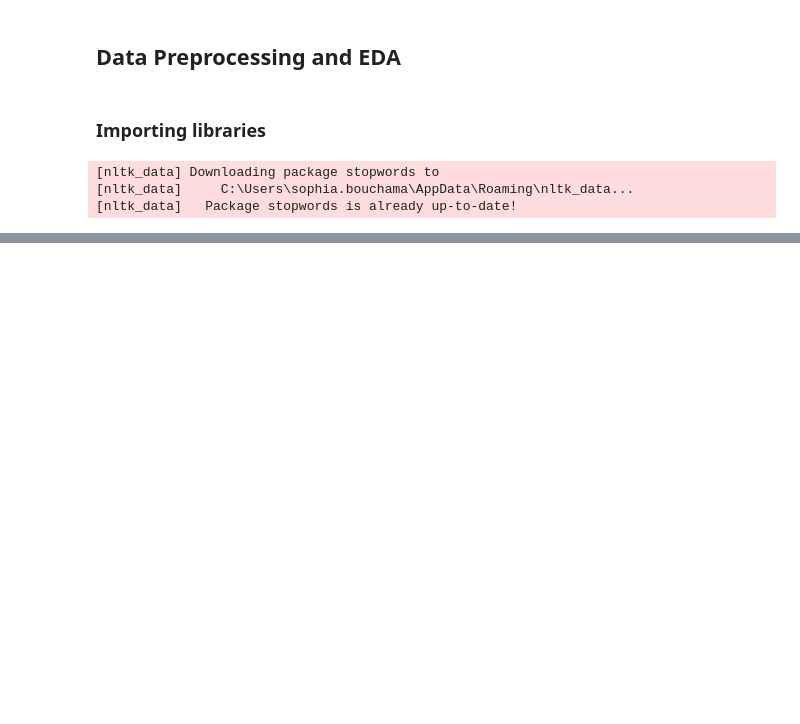
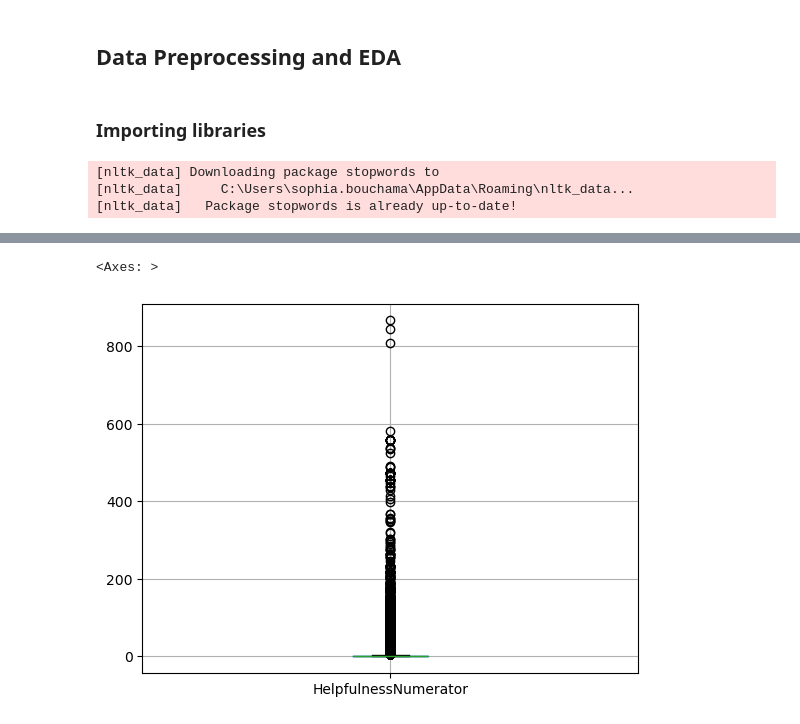
Before and after one commit to SophiaBouchama/review-analysis-teamc, a Jupyter notebook: code/preprocessing.ipynb, the cells around one changed output, grey strips where cells are left out. Saved outputs shown, nothing was run; the diff lists cells and outputs as text; code cells hidden in the pictures; blank space fills up the shorter version.

```diff
--- a/code/preprocessing.ipynb
+++ b/code/preprocessing.ipynb
@@ -28,0 +109,3 @@ reviews_data = pd.read_csv("../data/Reviews.csv")
+# %%
+# Mark all duplicates (including the first occurrence)
+reviews_data['IsDuplicate'] = reviews_data.duplicated(subset=['Text', 'UserId'], keep=False)
@@ -28,0 +134,2 @@ reviews_data = pd.read_csv("../data/Reviews.csv")
+# %%
+reviews_data = reviews_data.drop_duplicates(subset=["UserId","Time","Text"])
@@ -28,0 +152,5 @@ reviews_data = pd.read_csv("../data/Reviews.csv")
+# %%
+reviews_data.boxplot('HelpfulnessNumerator')
+# %% [output]
+<Axes: >
+[figure, added]
```
Also changed, not shown: parts of 45 cells of this notebook.
